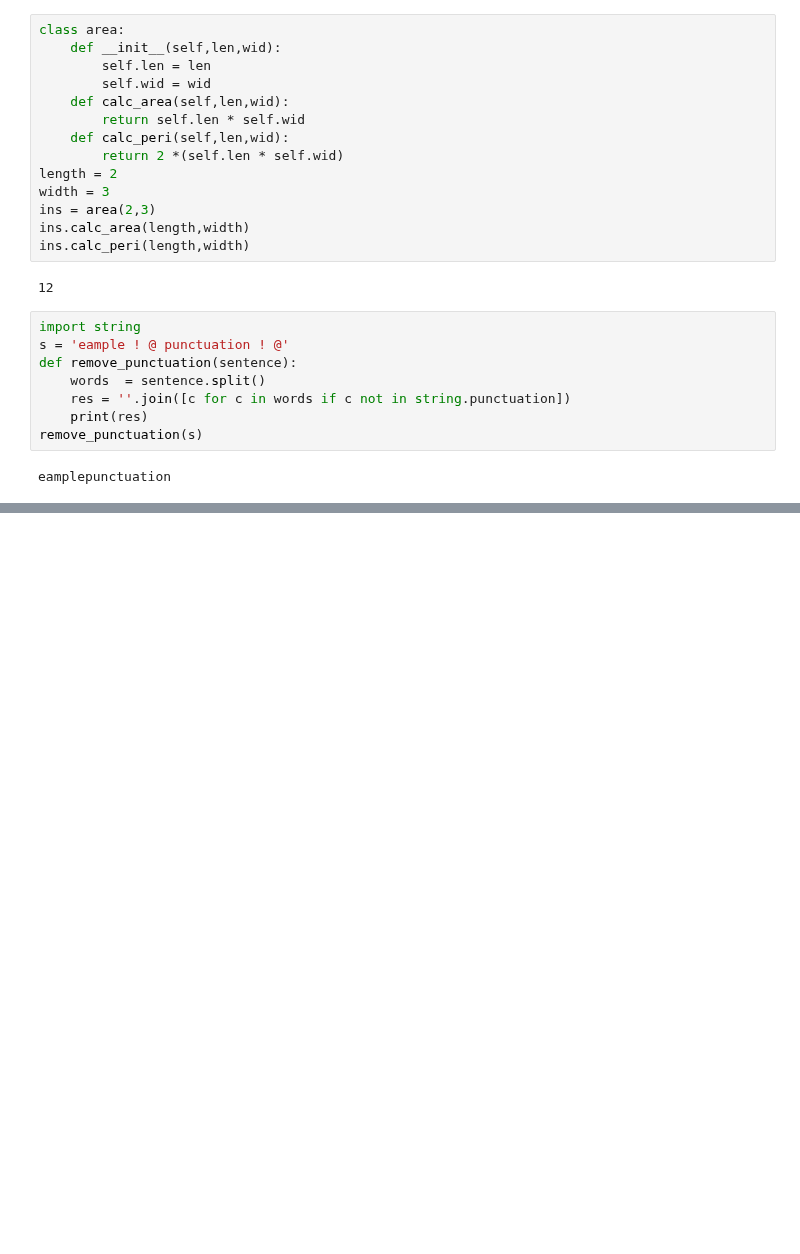
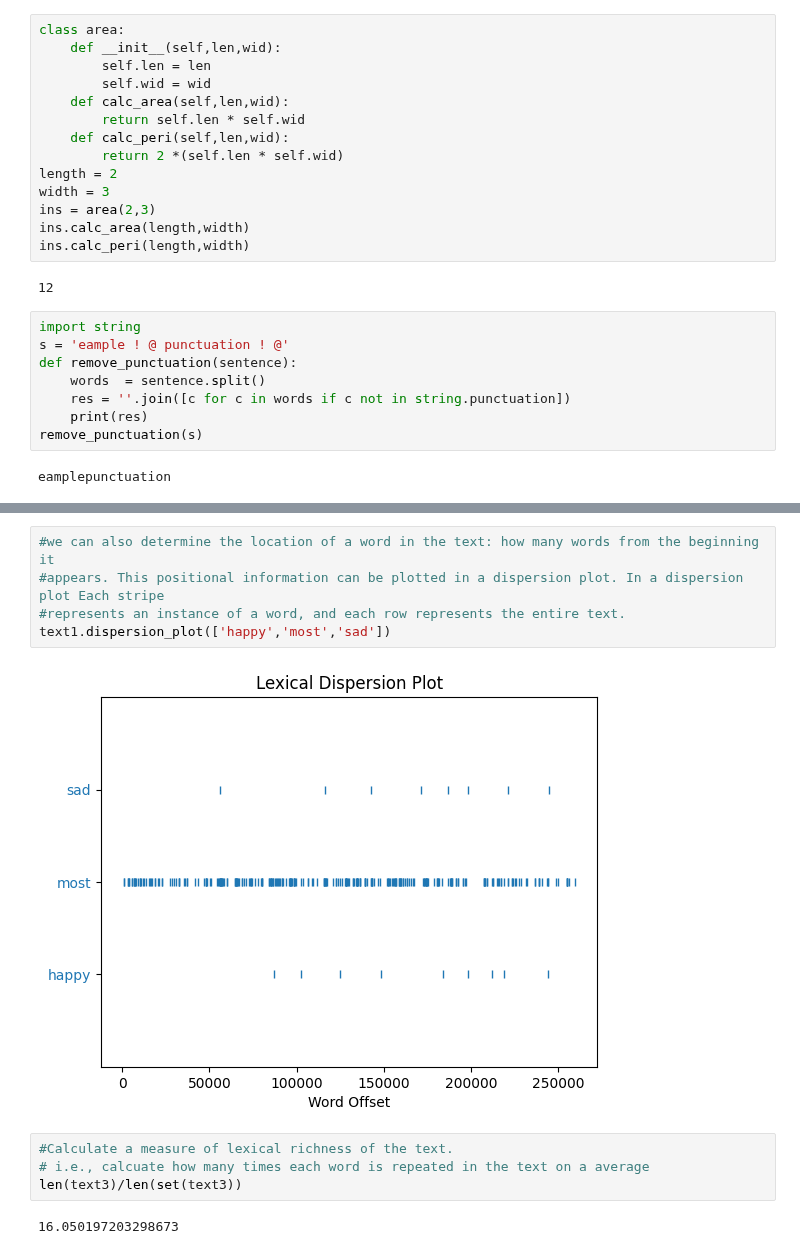
Before and after one commit to rohith4088/deep_learning, a Jupyter notebook: ai_lab.ipynb, the cells around one changed output, grey strips where cells are left out. Cells and saved outputs as stored; diff of their text form; blank space fills up the shorter version.

```diff
--- a/ai_lab.ipynb
+++ b/ai_lab.ipynb
@@ -1628,0 +1727,13 @@ eamplepunctuation
+# %%
+#we can also determine the location of a word in the text: how many words from the beginning it
+#appears. This positional information can be plotted in a dispersion plot. In a dispersion plot Each stripe
+#represents an instance of a word, and each row represents the entire text.
+text1.dispersion_plot(['happy','most','sad'])
+# %% [output]
+[figure, added]
+# %%
+#Calculate a measure of lexical richness of the text.
+# i.e., calcuate how many times each word is repeated in the text on a average
+len(text3)/len(set(text3))
+# %% [output]
+16.050197203298673
```
Also changed, not shown: parts of 14 cells of this notebook, 1 other file.
